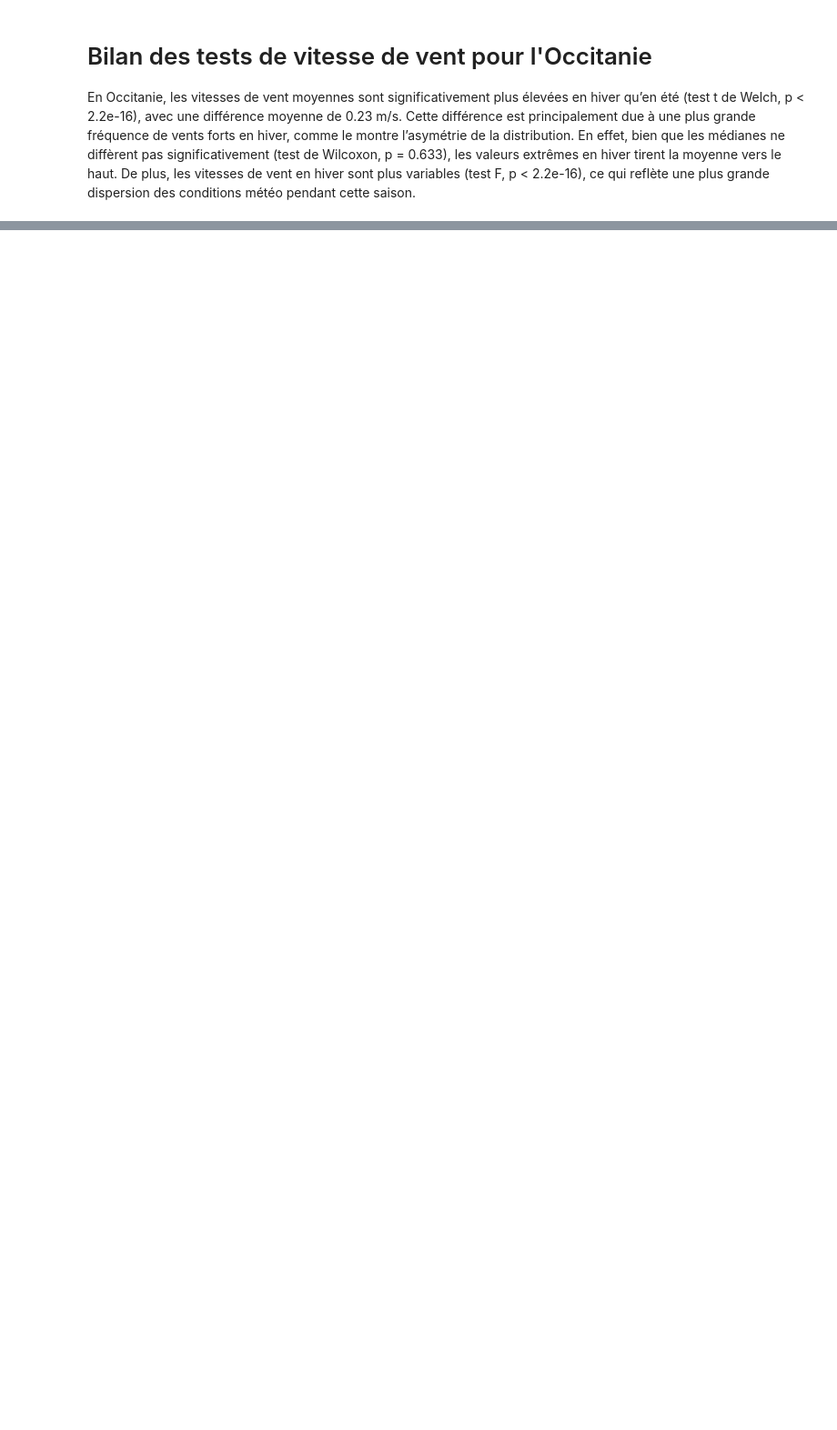
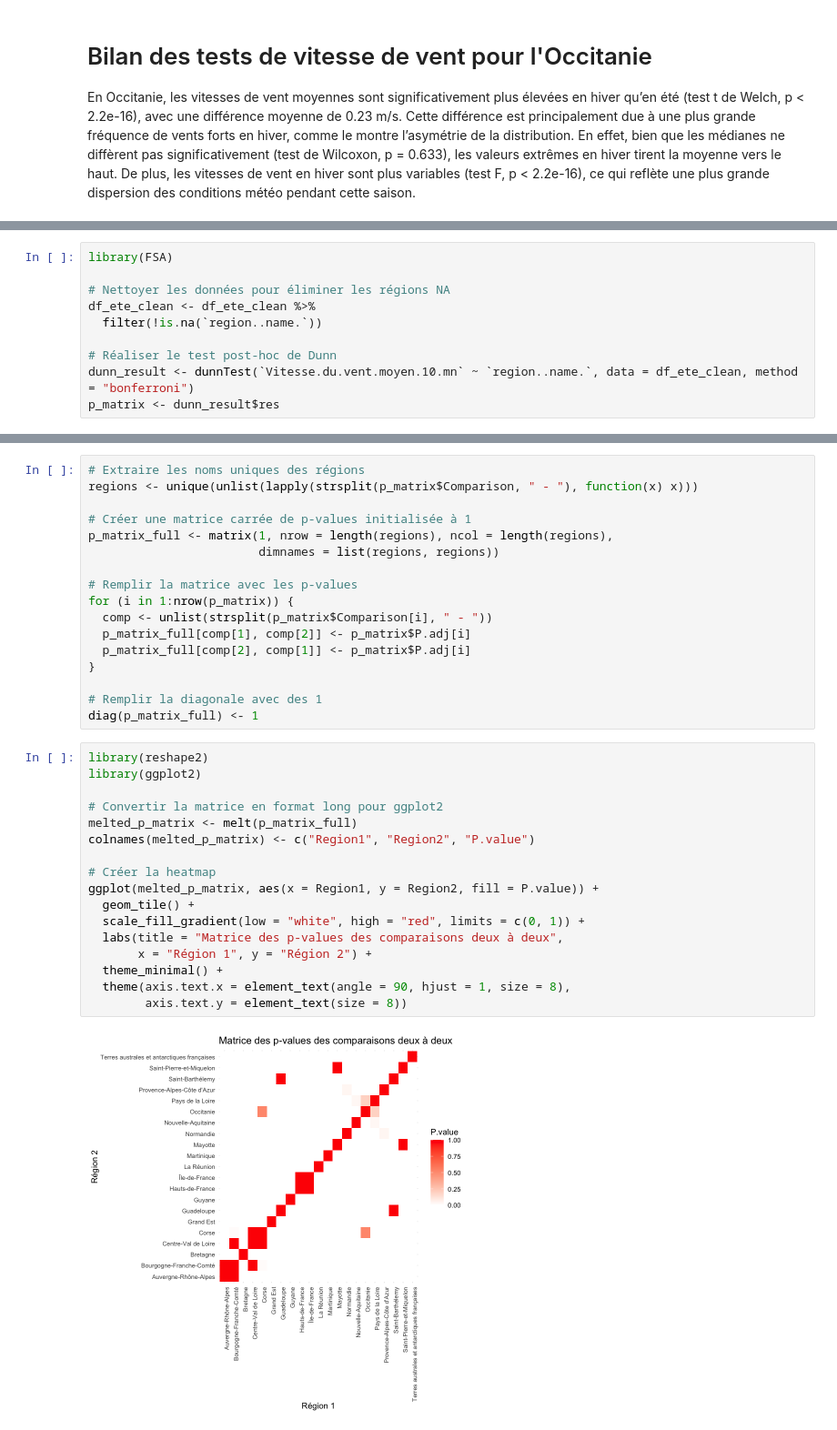
Before and after one commit to thomasdepic/SDD-BE-meteo, a Jupyter notebook: questions/3_test_parmetre.ipynb, the cells around one changed output, grey strips where cells are left out. Shown at 91% size. Drawn from its saved outputs; the diff is of its cells as text; blank space fills up the shorter version.

```diff
--- a/questions/3_test_parmetre.ipynb
+++ b/questions/3_test_parmetre.ipynb
@@ -226,0 +311,10 @@ En Occitanie, les vitesses de vent moyennes sont significativement plus élevée
+# %%
+library(FSA)
+
+# Nettoyer les données pour éliminer les régions NA
+df_ete_clean <- df_ete_clean %>%
+  filter(!is.na(`region..name.`))
+
+# Réaliser le test post-hoc de Dunn
+dunn_result <- dunnTest(`Vitesse.du.vent.moyen.10.mn` ~ `region..name.`, data = df_ete_clean, method = "bonferroni")
+p_matrix <- dunn_result$res
@@ -226,0 +329,36 @@ En Occitanie, les vitesses de vent moyennes sont significativement plus élevée
+# %%
+# Extraire les noms uniques des régions
+regions <- unique(unlist(lapply(strsplit(p_matrix$Comparison, " - "), function(x) x)))
+
+# Créer une matrice carrée de p-values initialisée à 1
+p_matrix_full <- matrix(1, nrow = length(regions), ncol = length(regions),
+                        dimnames = list(regions, regions))
+
+# Remplir la matrice avec les p-values
+for (i in 1:nrow(p_matrix)) {
+  comp <- unlist(strsplit(p_matrix$Comparison[i], " - "))
+  p_matrix_full[comp[1], comp[2]] <- p_matrix$P.adj[i]
+  p_matrix_full[comp[2], comp[1]] <- p_matrix$P.adj[i]
+}
+
+# Remplir la diagonale avec des 1
+diag(p_matrix_full) <- 1
+# %%
+library(reshape2)
+library(ggplot2)
+
+# Convertir la matrice en format long pour ggplot2
+melted_p_matrix <- melt(p_matrix_full)
+colnames(melted_p_matrix) <- c("Region1", "Region2", "P.value")
+
+# Créer la heatmap
+ggplot(melted_p_matrix, aes(x = Region1, y = Region2, fill = P.value)) +
+  geom_tile() +
+  scale_fill_gradient(low = "white", high = "red", limits = c(0, 1)) +
+  labs(title = "Matrice des p-values des comparaisons deux à deux",
+       x = "Région 1", y = "Région 2") +
+  theme_minimal() +
+  theme(axis.text.x = element_text(angle = 90, hjust = 1, size = 8),
+        axis.text.y = element_text(size = 8))
+# %% [output]
+[figure, added]
```
Also changed, not shown: parts of 23 cells of this notebook.
